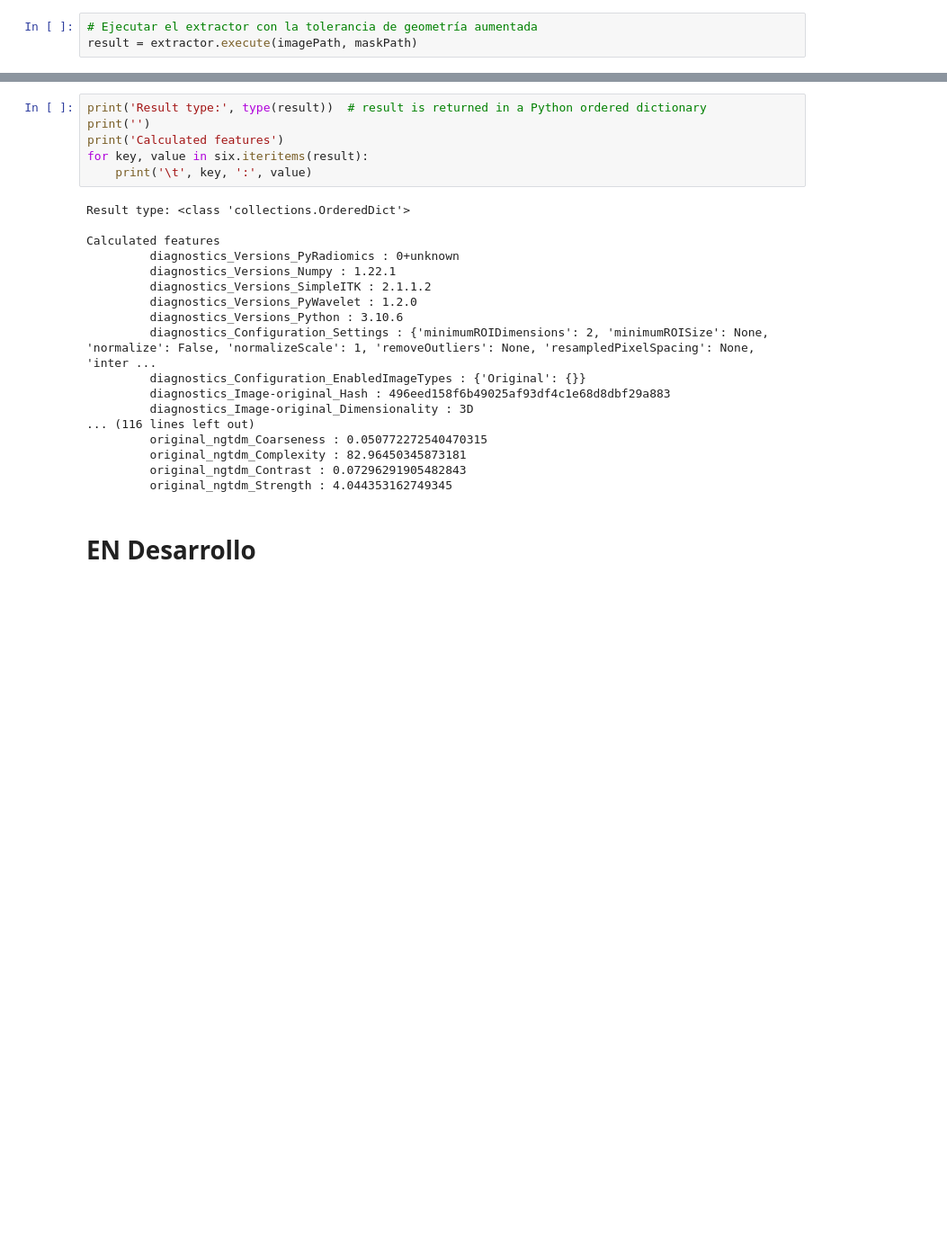
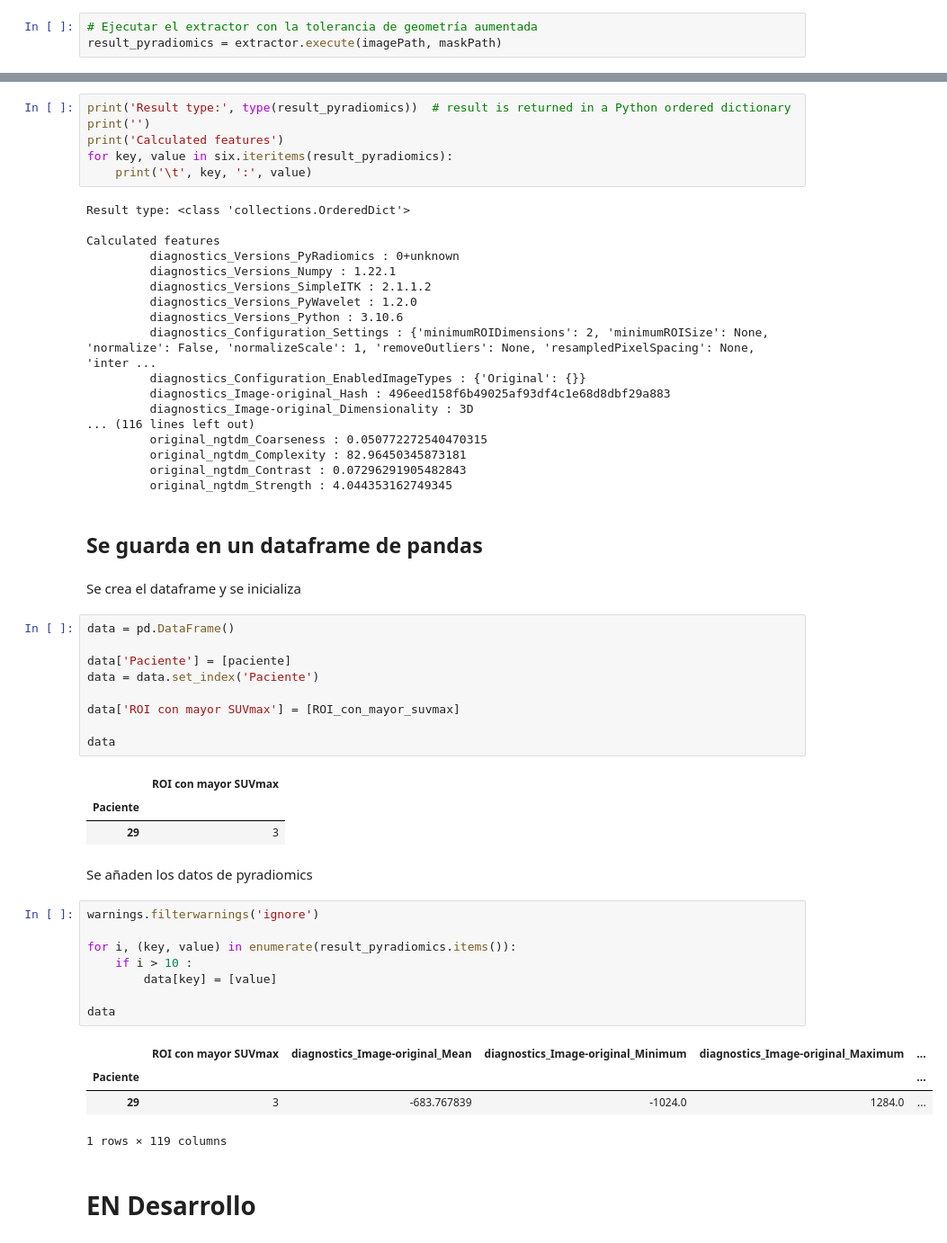
Before and after one commit to alemedinab10/GIT_TFG_Alex, a Jupyter notebook: Codigo/test.ipynb, the cells around one changed output, grey strips where cells are left out. Shown at 90% size. Saved outputs shown, nothing was run; the diff lists cells and outputs as text; blank space fills up the shorter version.

Commit message:
añadido todo a un dataframe

```diff
--- a/Codigo/test.ipynb
+++ b/Codigo/test.ipynb
@@ -803,14 +804,14 @@ Enabled features:
          {'firstorder': [], 'glcm': [], 'gldm': [], 'glrlm': [], 'glszm': [], 'ngtdm': [], 'shape': []}
 # %%
 # Ejecutar el extractor con la tolerancia de geometría aumentada
-result = extractor.execute(imagePath, maskPath)
+result_pyradiomics = extractor.execute(imagePath, maskPath)
 # %% [output]
 GLCM is symmetrical, therefore Sum Average = 2 * Joint Average, only 1 needs to be calculated
 # %%
-print('Result type:', type(result))  # result is returned in a Python ordered dictionary
+print('Result type:', type(result_pyradiomics))  # result is returned in a Python ordered dictionary
 print('')
 print('Calculated features')
-for key, value in six.iteritems(result):
+for key, value in six.iteritems(result_pyradiomics):
     print('\t', key, ':', value)
 # %% [output]
 Result type: <class 'collections.OrderedDict'>
@@ -830,6 +831,38 @@ Calculated features
          original_ngtdm_Complexity : 82.96450345873181
          original_ngtdm_Contrast : 0.07296291905482843
          original_ngtdm_Strength : 4.044353162749345
+# %% [markdown]
+## Se guarda en un dataframe de pandas
+# %% [markdown]
+Se crea el dataframe y se inicializa
+# %%
+data = pd.DataFrame()
+
+data['Paciente'] = [paciente]
+data = data.set_index('Paciente')
+
+data['ROI con mayor SUVmax'] = [ROI_con_mayor_suvmax]
+
+data
+# %% [output]
+|  | ROI con mayor SUVmax |
+| Paciente |  |
+| 29 | 3 |
+# %% [markdown]
+Se añaden los datos de pyradiomics
+# %%
+warnings.filterwarnings('ignore')
+
+for i, (key, value) in enumerate(result_pyradiomics.items()):
+    if i > 10 :
+        data[key] = [value]
+
+data
+# %% [output]
+|  | ROI con mayor SUVmax | diagnostics_Image-original_Mean | diagnostics_Image-original_Minimum | diagnostics_Image-original_Maximum | ... |
+| Paciente |  |  |  |  | ... |
+| 29 | 3 | -683.767839 | -1024.0 | 1284.0 | ... |
+1 rows × 119 columns
 # %% [markdown]
 # EN Desarrollo
 # %% [markdown]
```
Also changed, not shown: parts of 1 cell of this notebook.
